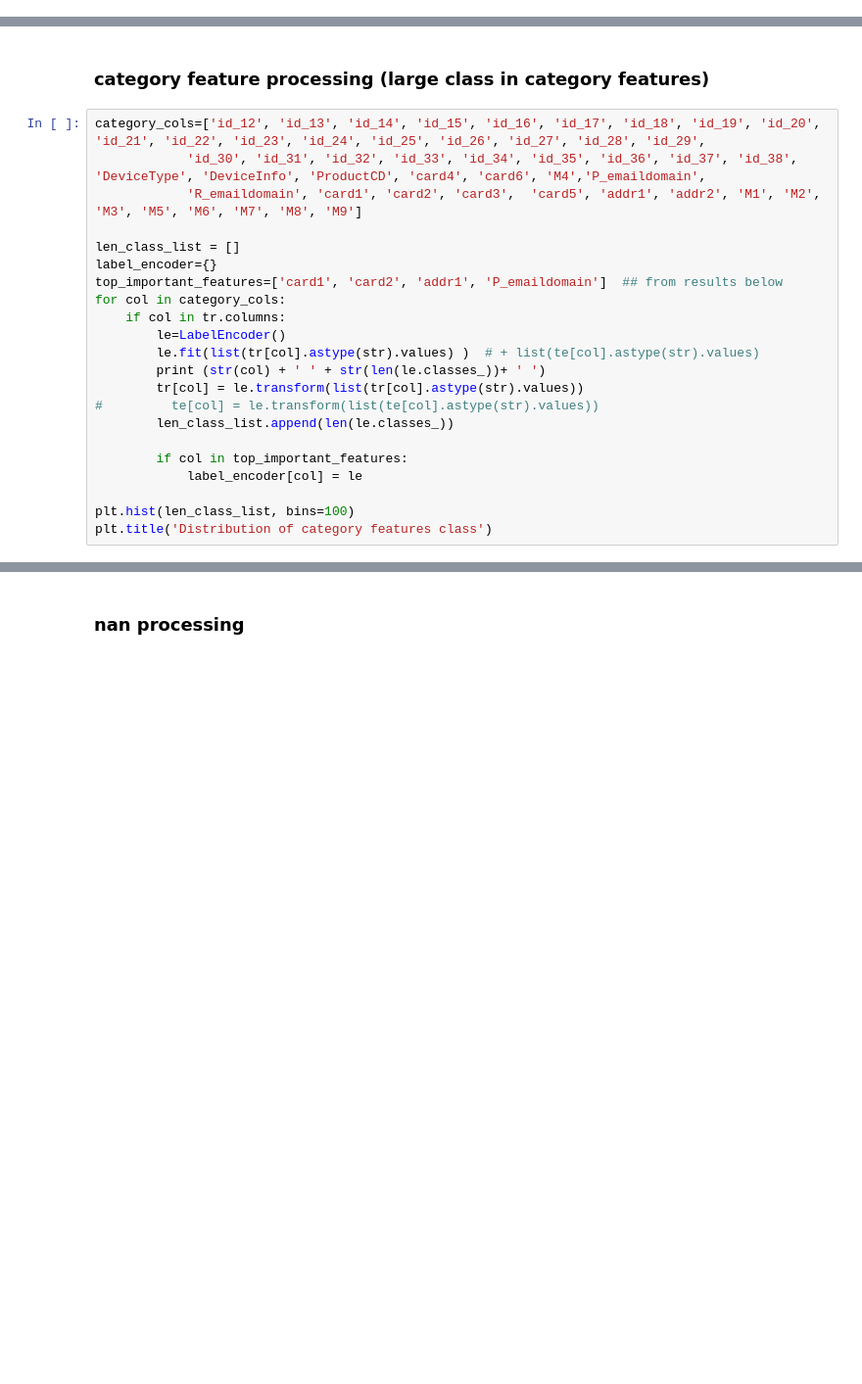
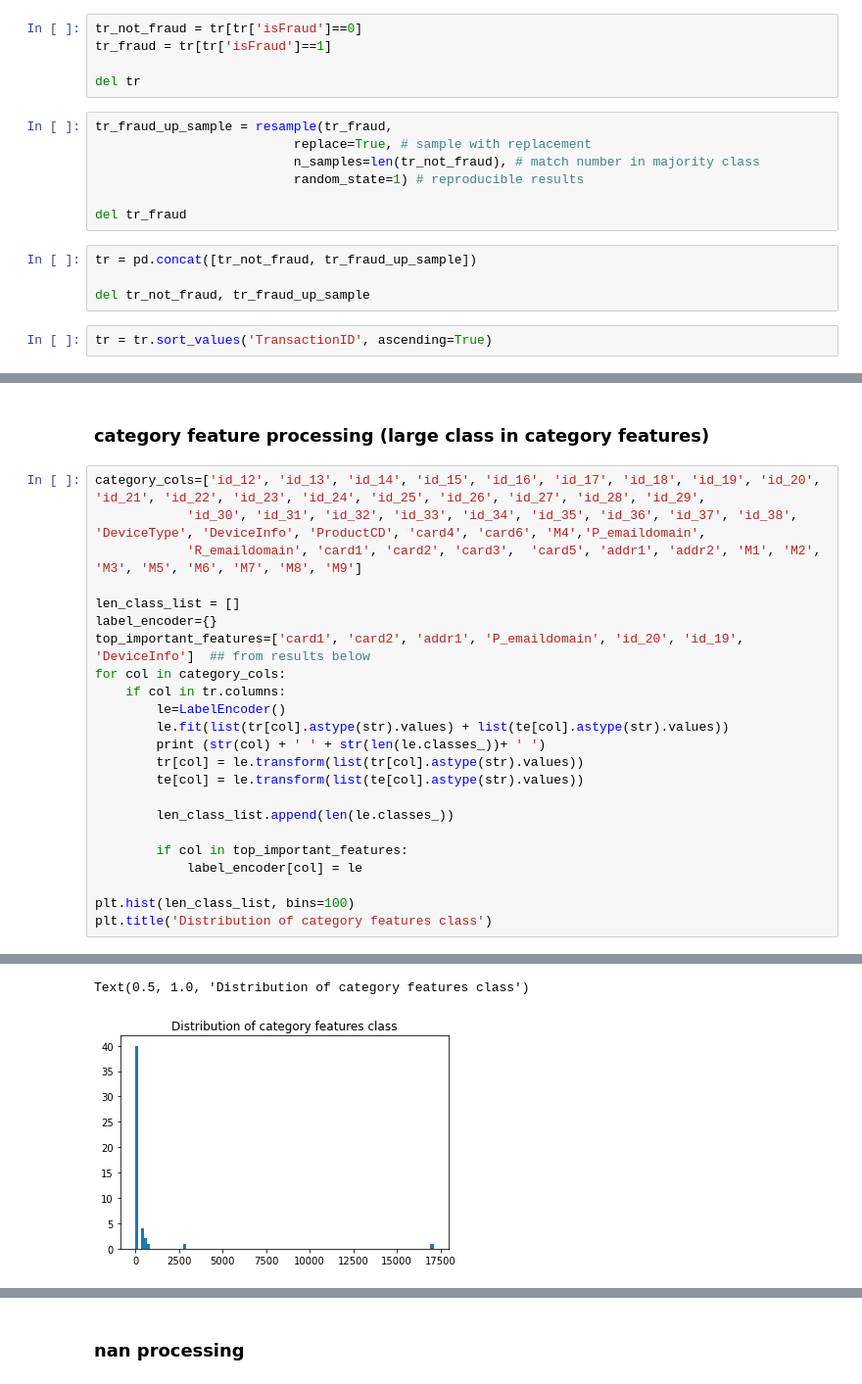
Before and after one commit to uda129/kaggle_fraud_detecion, a Jupyter notebook: fraud_detecion.ipynb, the cells around one changed output, grey strips where cells are left out. Shown at 98% size. Cells and saved outputs as stored; diff of their text form; blank space fills up the shorter version.

Commit message:
Add upsamling to fraud, add time series cv

```diff
--- a/fraud_detecion.ipynb
+++ b/fraud_detecion.ipynb
@@ -147,0 +206,18 @@ sns.barplot([0,1], x)
+# %%
+tr_not_fraud = tr[tr['isFraud']==0]
+tr_fraud = tr[tr['isFraud']==1]
+
+del tr
+# %%
+tr_fraud_up_sample = resample(tr_fraud,
+                          replace=True, # sample with replacement
+                          n_samples=len(tr_not_fraud), # match number in majority class
+                          random_state=1) # reproducible results
+
+del tr_fraud
+# %%
+tr = pd.concat([tr_not_fraud, tr_fraud_up_sample])
+
+del tr_not_fraud, tr_fraud_up_sample
+# %%
+tr = tr.sort_values('TransactionID', ascending=True)
@@ -154,14 +240,15 @@ category_cols=['id_12', 'id_13', 'id_14', 'id_15', 'id_16', 'id_17', 'id_18', 'i
 
 len_class_list = []
 label_encoder={}
-top_important_features=['card1', 'card2', 'addr1', 'P_emaildomain']  ## from results below
+top_important_features=['card1', 'card2', 'addr1', 'P_emaildomain', 'id_20', 'id_19', 'DeviceInfo']  ## from results below
 for col in category_cols:
     if col in tr.columns:
         le=LabelEncoder()
-        le.fit(list(tr[col].astype(str).values) )  # + list(te[col].astype(str).values)
+        le.fit(list(tr[col].astype(str).values) + list(te[col].astype(str).values))
         print (str(col) + ' ' + str(len(le.classes_))+ ' ')
         tr[col] = le.transform(list(tr[col].astype(str).values))
-#         te[col] = le.transform(list(te[col].astype(str).values))
+        te[col] = le.transform(list(te[col].astype(str).values))
+
         len_class_list.append(len(le.classes_))
 
         if col in top_important_features:
@@ -169,3 +256,4 @@ for col in category_cols:
 
 plt.hist(len_class_list, bins=100)
 plt.title('Distribution of category features class')
+# %% [output]
@@ -172,3 +277,5 @@ plt.title('Distribution of category features class')
+Text(0.5, 1.0, 'Distribution of category features class')
+[figure, added]
 # %%
 print (f'There are {len(len_class_list)} category label' )
 print ( f'{len([x for x in len_class_list if x>10])} category label, class >10')
```
Also changed, not shown: parts of 44 cells of this notebook.
